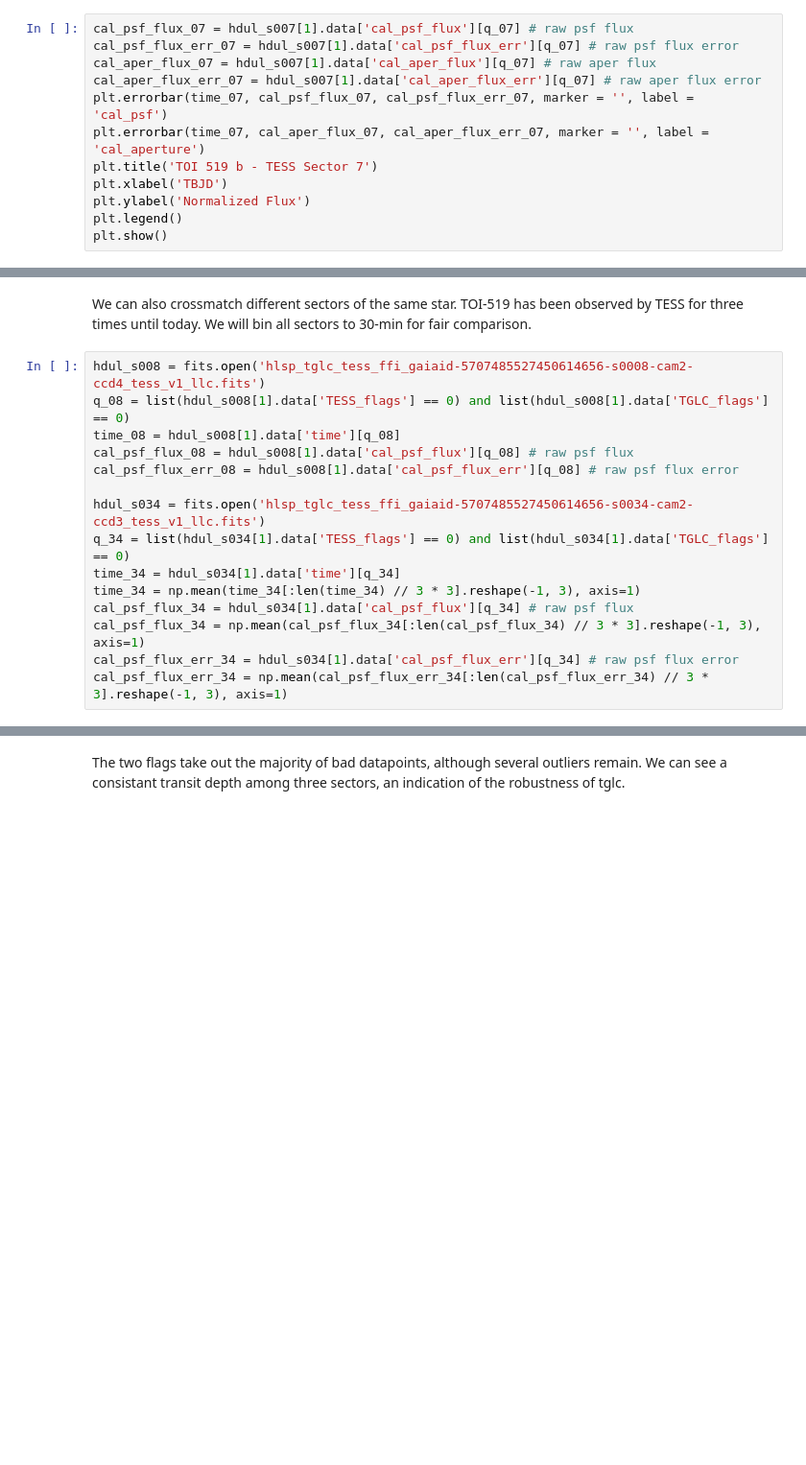
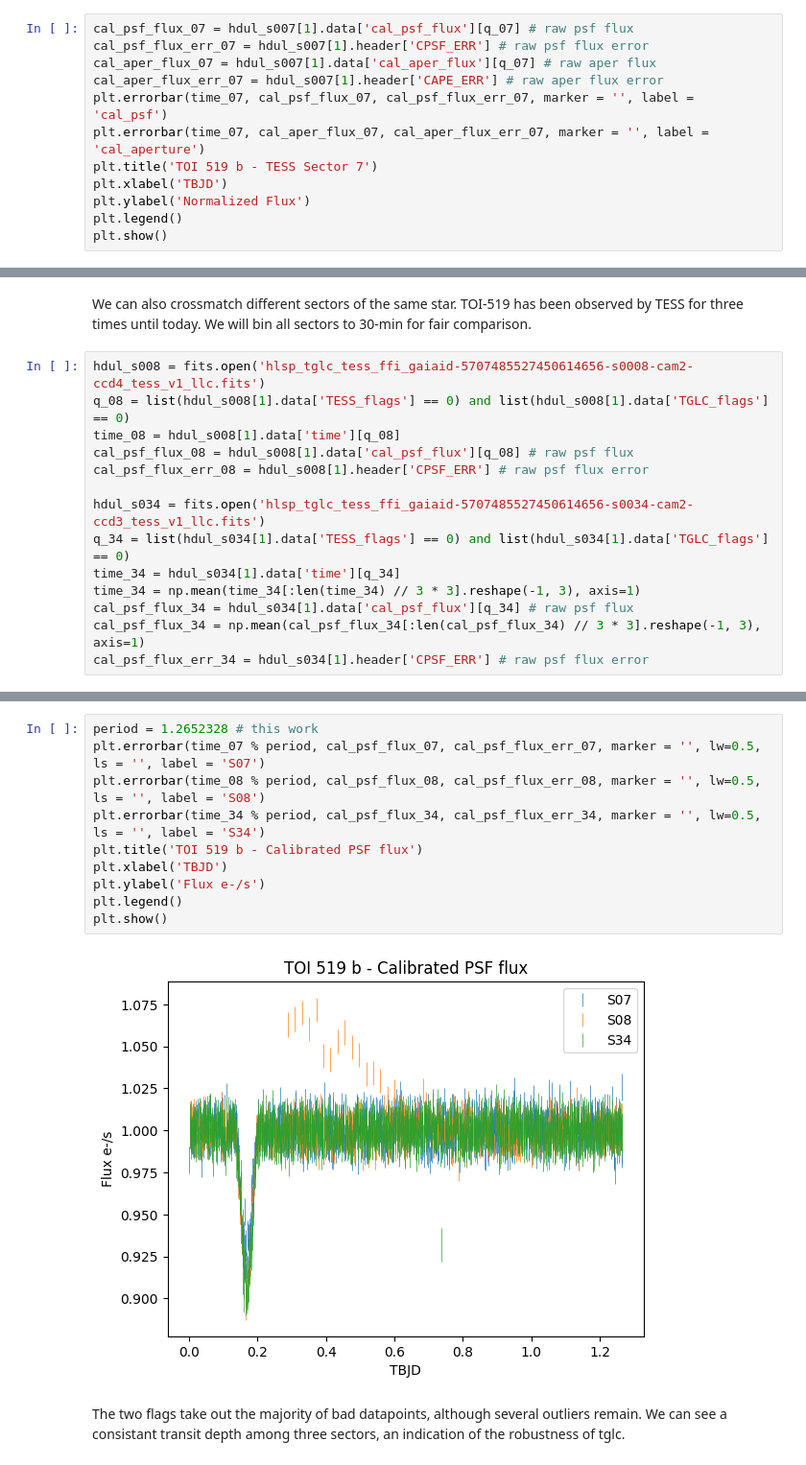
Before and after one commit to TeHanHunter/TESS_Gaia_Light_Curve, a Jupyter notebook: tutorial/TGLC_tutorial.ipynb, the cells around one changed output, grey strips where cells are left out. Shown at 96% size. Drawn from its saved outputs; the diff is of its cells as text; blank space fills up the shorter version.

```diff
--- a/tutorial/TGLC_tutorial.ipynb
+++ b/tutorial/TGLC_tutorial.ipynb
@@ -52,9 +47,9 @@ plt.show()
 Note that the two light curves have different median flux levels. This is because the raw aperture flux only sums a 3\*3 pixel region around the star, which is not 100\% of the flux from the star. We account for this as well as the low frequency trend in the calibrated light curves.
 # %%
 cal_psf_flux_07 = hdul_s007[1].data['cal_psf_flux'][q_07] # raw psf flux
-cal_psf_flux_err_07 = hdul_s007[1].data['cal_psf_flux_err'][q_07] # raw psf flux error
+cal_psf_flux_err_07 = hdul_s007[1].header['CPSF_ERR'] # raw psf flux error
 cal_aper_flux_07 = hdul_s007[1].data['cal_aper_flux'][q_07] # raw aper flux
-cal_aper_flux_err_07 = hdul_s007[1].data['cal_aper_flux_err'][q_07] # raw aper flux error
+cal_aper_flux_err_07 = hdul_s007[1].header['CAPE_ERR'] # raw aper flux error
 plt.errorbar(time_07, cal_psf_flux_07, cal_psf_flux_err_07, marker = '', label = 'cal_psf')
 plt.errorbar(time_07, cal_aper_flux_07, cal_aper_flux_err_07, marker = '', label = 'cal_aperture')
 plt.title('TOI 519 b - TESS Sector 7')
@@ -71,7 +64,7 @@ hdul_s008 = fits.open('hlsp_tglc_tess_ffi_gaiaid-5707485527450614656-s0008-cam2-
 q_08 = list(hdul_s008[1].data['TESS_flags'] == 0) and list(hdul_s008[1].data['TGLC_flags'] == 0)
 time_08 = hdul_s008[1].data['time'][q_08]
 cal_psf_flux_08 = hdul_s008[1].data['cal_psf_flux'][q_08] # raw psf flux
-cal_psf_flux_err_08 = hdul_s008[1].data['cal_psf_flux_err'][q_08] # raw psf flux error
+cal_psf_flux_err_08 = hdul_s008[1].header['CPSF_ERR'] # raw psf flux error
 
 hdul_s034 = fits.open('hlsp_tglc_tess_ffi_gaiaid-5707485527450614656-s0034-cam2-ccd3_tess_v1_llc.fits')
 q_34 = list(hdul_s034[1].data['TESS_flags'] == 0) and list(hdul_s034[1].data['TGLC_flags'] == 0)
@@ -79,7 +72,6 @@ time_34 = hdul_s034[1].data['time'][q_34]
 time_34 = np.mean(time_34[:len(time_34) // 3 * 3].reshape(-1, 3), axis=1)
 cal_psf_flux_34 = hdul_s034[1].data['cal_psf_flux'][q_34] # raw psf flux
 cal_psf_flux_34 = np.mean(cal_psf_flux_34[:len(cal_psf_flux_34) // 3 * 3].reshape(-1, 3), axis=1)
-cal_psf_flux_err_34 = hdul_s034[1].data['cal_psf_flux_err'][q_34] # raw psf flux error
-cal_psf_flux_err_34 = np.mean(cal_psf_flux_err_34[:len(cal_psf_flux_err_34) // 3 * 3].reshape(-1, 3), axis=1)
+cal_psf_flux_err_34 = hdul_s034[1].header['CPSF_ERR'] # raw psf flux error
 # %%
 period = 1.2652328 # this work
@@ -96,2 +86,14 @@ plt.show()
+# %%
+period = 1.2652328 # this work
+plt.errorbar(time_07 % period, cal_psf_flux_07, cal_psf_flux_err_07, marker = '', lw=0.5, ls = '', label = 'S07')
+plt.errorbar(time_08 % period, cal_psf_flux_08, cal_psf_flux_err_08, marker = '', lw=0.5, ls = '', label = 'S08')
+plt.errorbar(time_34 % period, cal_psf_flux_34, cal_psf_flux_err_34, marker = '', lw=0.5, ls = '', label = 'S34')
+plt.title('TOI 519 b - Calibrated PSF flux')
+plt.xlabel('TBJD')
+plt.ylabel('Flux e-/s')
+plt.legend()
+plt.show()
+# %% [output]
+[figure, added]
 # %% [markdown]
 The two flags take out the majority of bad datapoints, although several outliers remain. We can see a consistant transit depth among three sectors, an indication of the robustness of tglc.
```
Also changed, not shown: parts of 7 cells of this notebook.
